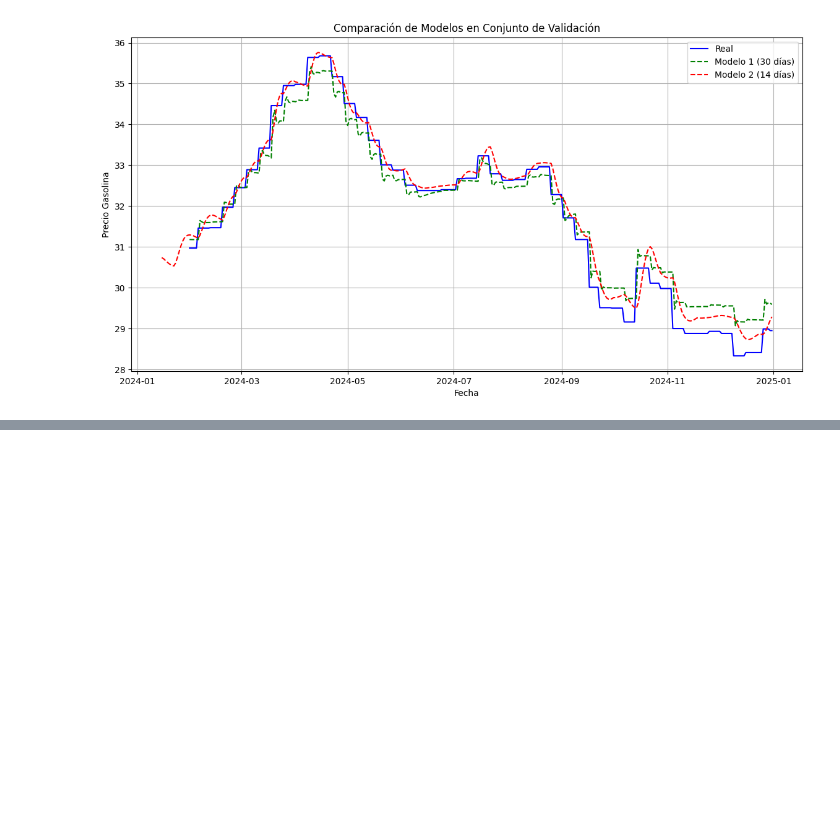
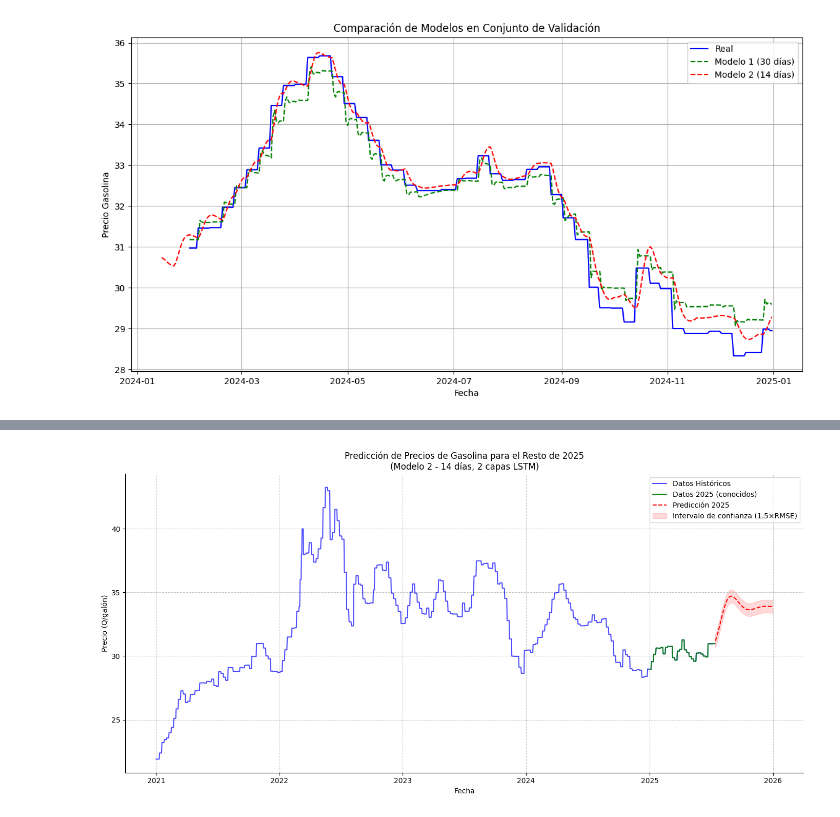
Before and after one commit to chuy-zip/LAB2_DS, a Jupyter notebook: preciosLSTM.ipynb, the cells around one changed output, grey strips where cells are left out. Drawn from its saved outputs; the diff is of its cells as text; code cells hidden in the pictures; blank space fills up the shorter version.

```diff
--- a/preciosLSTM.ipynb
+++ b/preciosLSTM.ipynb
@@ -549,5 +597,0 @@ ts_reset
-# %%
-print(validation.shape, x_val.shape, y_val.shape)
-# Convierte el índice a columna temporalmente
-ts_reset = ts_reset.reset_index()
-print(ts_reset.columns)  # Lista todas las columnas disponibles
@@ -593,0 +600,85 @@ plt.show()
+# %%
+import pandas as pd
+import numpy as np
+from datetime import datetime, timedelta
+
+# Crear fechas futuras (desde julio 8 hasta diciembre 31 2025)
+ultima_fecha = test.index.max()
+fechas_futuras = pd.date_range(start=ultima_fecha + timedelta(days=1),
+                              end='2025-12-31')
+
+def predecir_futuro(modelo, scaler, datos_historia, pasos_futuros, ventana):
+
+    # Copiar los últimos datos conocidos
+    predicciones = []
+    datos_actuales = datos_historia[-ventana:].copy()
+
+    for _ in range(pasos_futuros):
+        # Preparar datos para predicción
+        x_actual = datos_actuales[-ventana:].reshape(1, ventana, 1)
+
+        # Predecir siguiente punto
+        y_pred = modelo.predict(x_actual, verbose=0)[0][0]
+        predicciones.append(y_pred)
+
+        # Actualizar datos actuales con la predicción
+        datos_actuales = np.append(datos_actuales, y_pred)
+
+    # Revertir escalado
+    return scaler.inverse_transform(np.array(predicciones).reshape(-1, 1)).flatten()
+
+# Usar los últimos datos reales como historia (del conjunto de test)
+historia = test['Superior_scaled'].values
+
+# Número de días a predecir (julio 8 a diciembre 31 2025)
+dias_a_predecir = len(fechas_futuras)
+
+# Generar predicciones
+predicciones_futuro = predecir_futuro(
+    modelo=modelo2,
+    scaler=scaler,
+    datos_historia=historia,
+    pasos_futuros=dias_a_predecir,
+    ventana=paso2  # 14 para modelo2
+)
+
+# Crear DataFrame con predicciones
+df_predicciones = pd.DataFrame({
+    'Fecha': fechas_futuras,
+    'Prediccion': predicciones_futuro
+}).set_index('Fecha')
+
+plt.figure(figsize=(14, 7))
+
+# Serie histórica completa
+plt.plot(ts_reset.index, ts_reset['Superior'],
+         label='Datos Históricos', color='blue', alpha=0.7)
+
+# Conjunto de test (datos recientes conocidos)
+plt.plot(test.index, scaler.inverse_transform(test[['Superior_scaled']]),
+         label='Datos 2025 (conocidos)', color='green', alpha=0.9)
+
+# Predicciones futuras
+plt.plot(df_predicciones.index, df_predicciones['Prediccion'],
+         label='Predicción 2025', color='red', linestyle='--')
+
+# Intervalo de confianza (simulado como ±1.5*RMSE)
+plt.fill_between(
+    df_predicciones.index,
+    df_predicciones['Prediccion'] - 1.5*0.3390,  # Usando RMSE del modelo2
+    df_predicciones['Prediccion'] + 1.5*0.3390,
+    color='red',
+    alpha=0.15,
+    label='Intervalo de confianza (1.5×RMSE)'
+)
+
+plt.title('Predicción de Precios de Gasolina para el Resto de 2025\n(Modelo 2 - 14 días, 2 capas LSTM)')
+plt.xlabel('Fecha')
+plt.ylabel('Precio (Q/galón)')
+plt.legend()
+plt.grid(True, linestyle='--', alpha=0.7)
+sns.despine()
+plt.tight_layout()
+plt.show()
+# %% [output]
+[figure, added]
```
Also changed, not shown: parts of 17 cells of this notebook, 1 other file.
